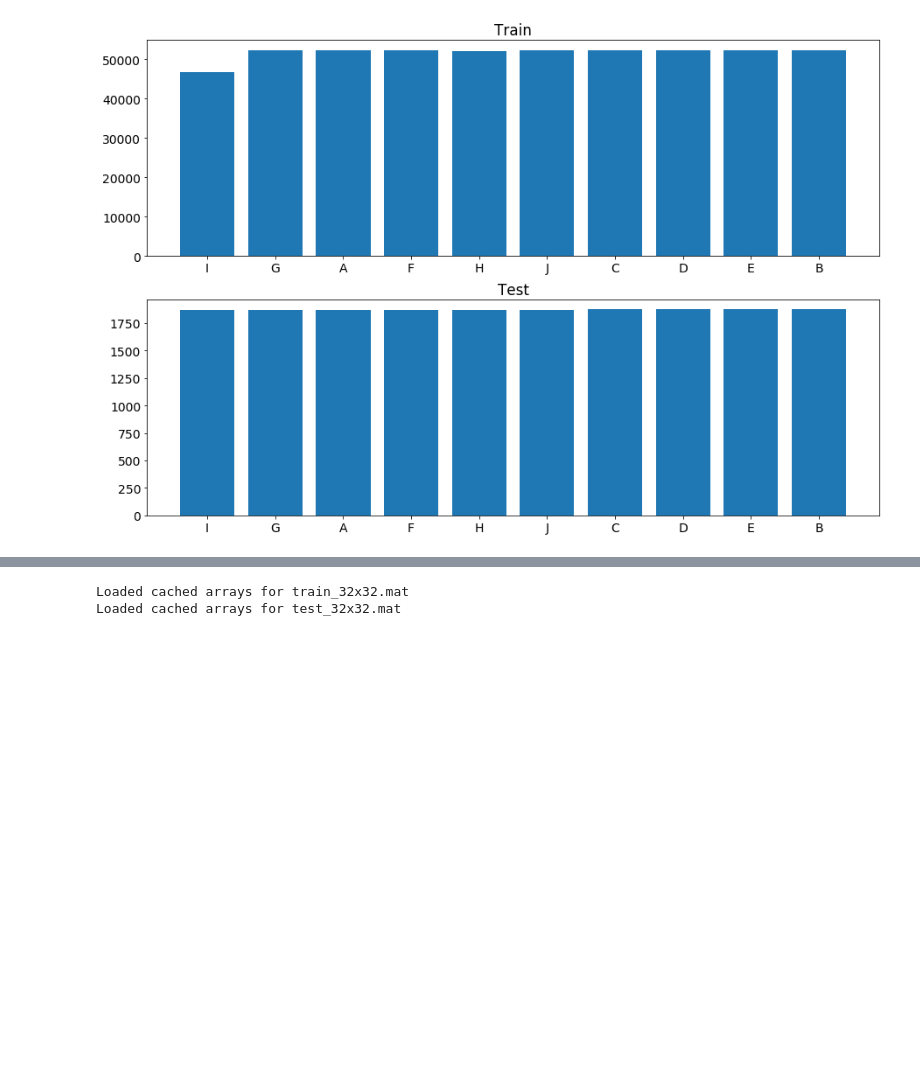
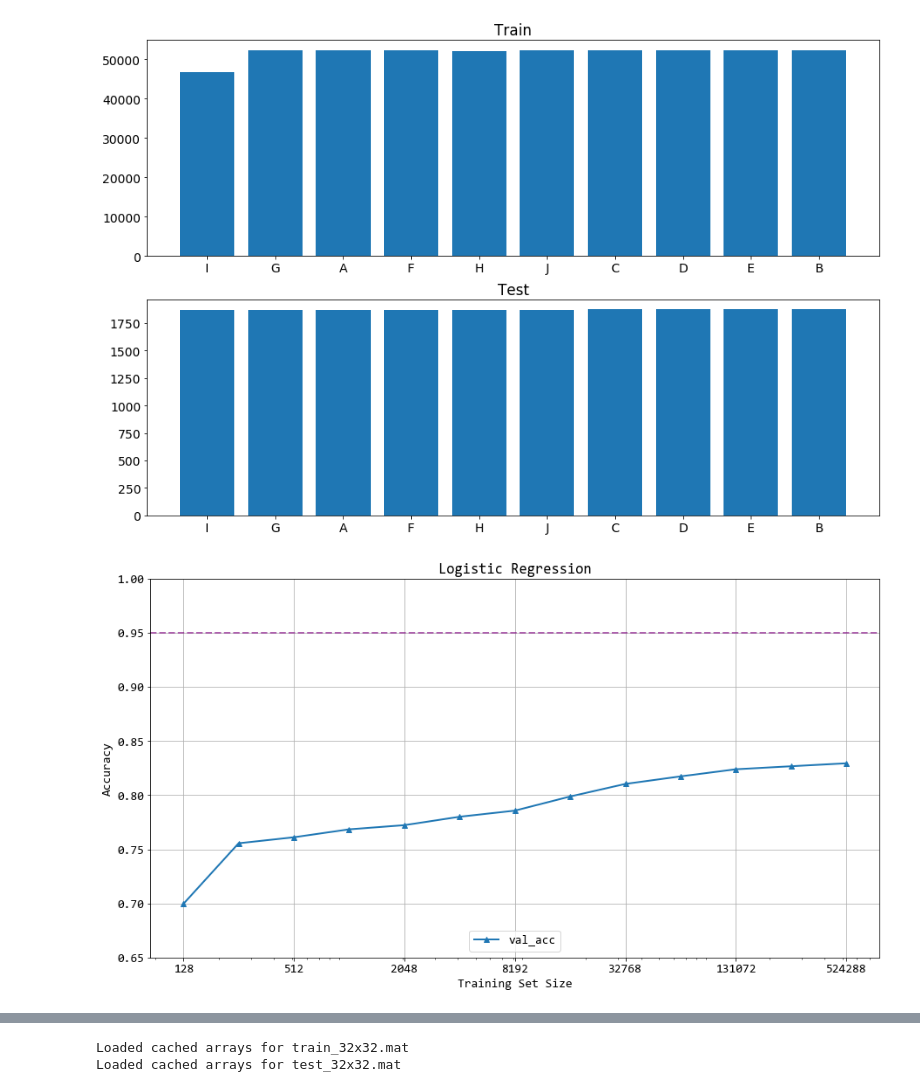
Before and after one commit to CatWantsMeow/mo, a Jupyter notebook: 2/1.ipynb, the cells around one changed output, grey strips where cells are left out. Drawn from its saved outputs; the diff is of its cells as text; code cells hidden in the pictures; blank space fills up the shorter version.

```diff
--- a/2/1.ipynb
+++ b/2/1.ipynb
@@ -64 +66,31 @@ show_balance("Test", fig.add_subplot(2, 1, 2), labels_test, labels)
+# %%
+plt.rcParams['font.size'] = 14
+plt.rcParams['font.weight'] = 100
+fig = plt.figure(figsize=(15, 8))
+
+ax = fig.add_subplot(1, 1, 1)
+ax.set(xlabel='Training Set Size', ylabel='Accuracy')
+ax.set_xscale('log')
+ax.set_yticks(np.arange(0.5, 1.04, 0.05))
+ax.set_ylim(0.65, 1)
+
+ax.axhline(0.95, ls='--', color='purple', linewidth=2, alpha=0.6)
+ax.plot(
+    [int(v) for v in results["val_acc"].keys()],
+    results["val_acc"].values(),
+    '-{}'.format(marker),
+    markersize=6,
+    label=model_name,
+    linewidth=2
+)
+ax.set_xticks([int(v) for v in results["val_acc"].keys()][::2])
+ax.set_xticklabels(list(results["val_acc"].keys())[::2])
+
+ax.grid()
+ax.set_title('Logistic Regression')
+ax.legend(loc='lower center')
+
+plt.show()
+# %% [output]
+[figure, added]
 # %%
```
Also changed, not shown: parts of 9 cells of this notebook, 4 other files.
